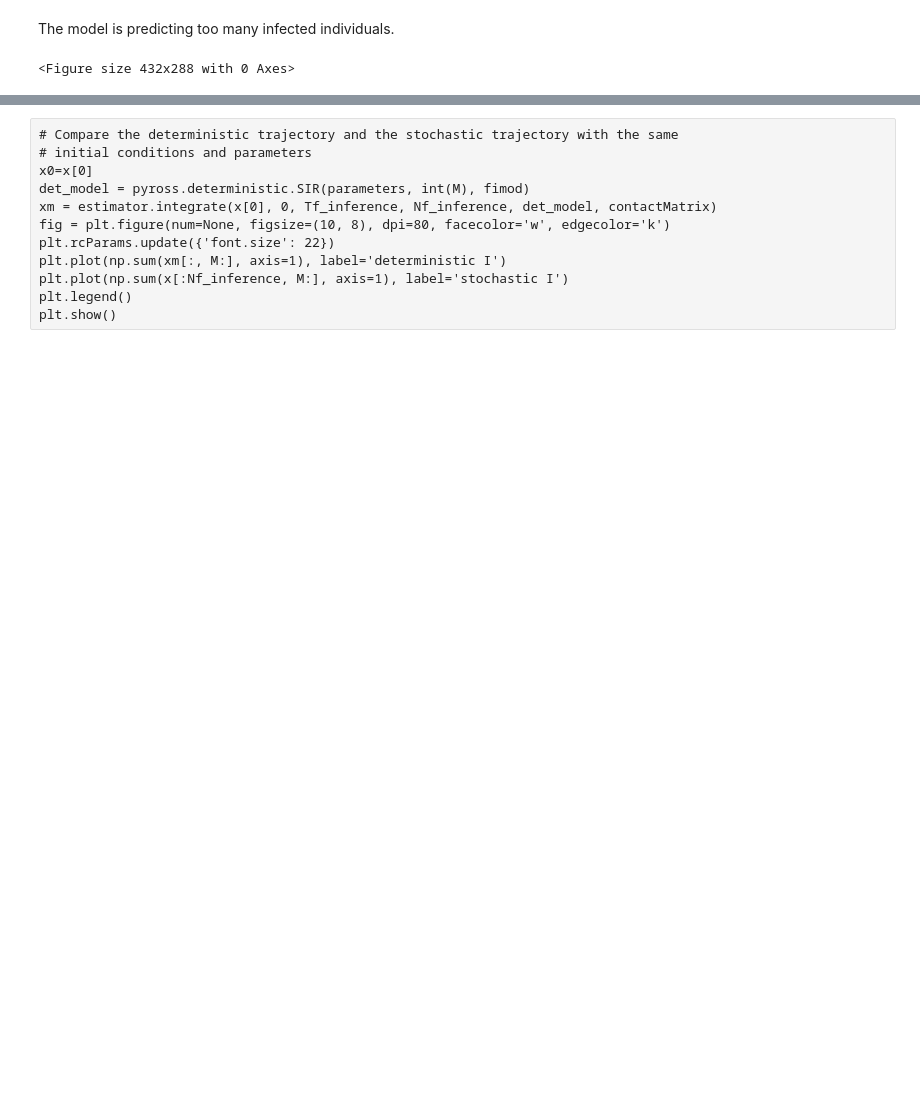
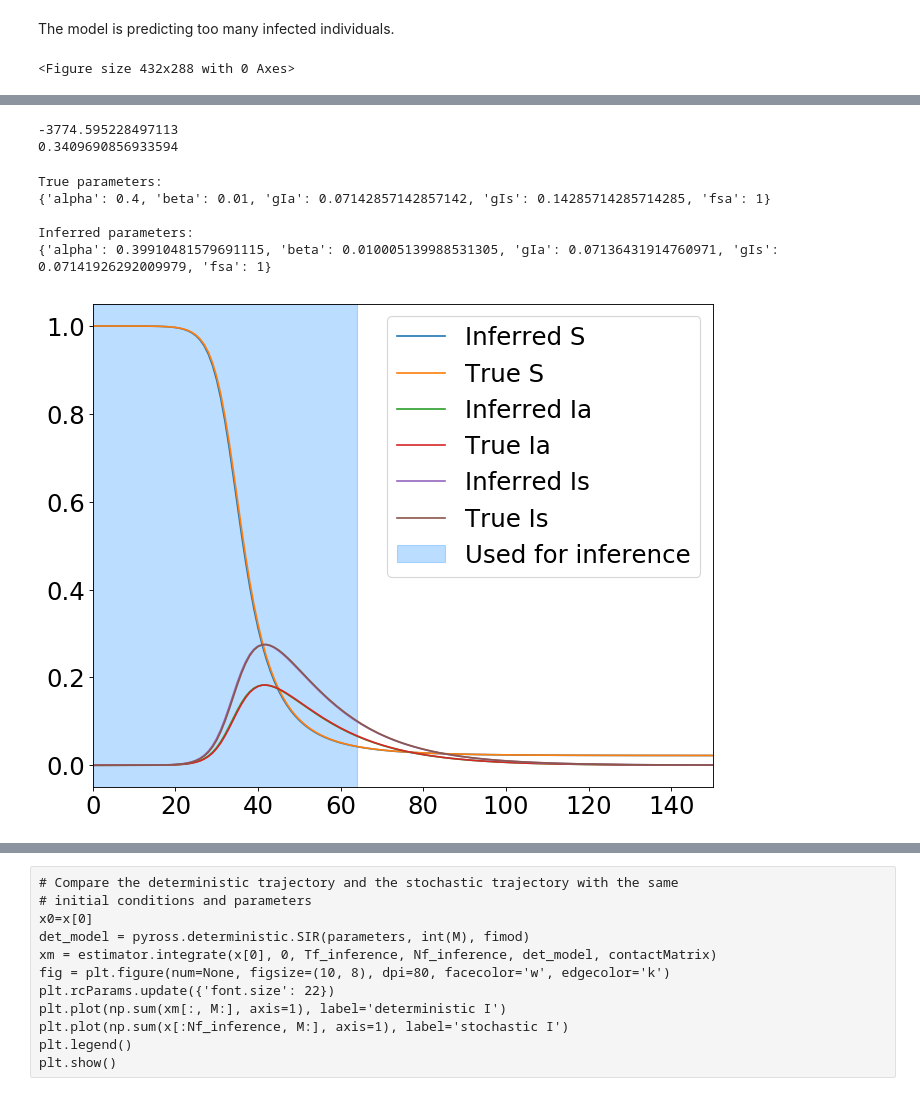
Before and after one commit to ineskris/pyross, a Jupyter notebook: examples/inference/SIRinference_Denmark.ipynb, the cells around one changed output, grey strips where cells are left out. Saved outputs shown, nothing was run; the diff lists cells and outputs as text; code cells hidden in the pictures; blank space fills up the shorter version.

```diff
--- a/examples/inference/SIRinference_Denmark.ipynb
+++ b/examples/inference/SIRinference_Denmark.ipynb
@@ -304,0 +500,12 @@ estimator = pyross.inference.SIR(parameters, M, fi, int(N), steps)
+# %%
+# Define the prior (Gamma prior around guess of parameter with defined std. deviation)
+alpha_g = 0.3
+beta_g = 0.04
+gIa_g = 0.1
+gIs_g = 0.1
+
+
+# compute -log_p for the initial guess
+parameters = {'alpha':alpha_g, 'beta':beta_g, 'gIa':gIa_g, 'gIs':gIs_g, 'fsa':fsa}
+logp = estimator.obtain_minus_log_p(parameters, x, Tf_inference, Nf_inference, contactMatrix)
+print(logp)
@@ -305,3 +562,49 @@ estimator = pyross.inference.SIR(parameters, M, fi, int(N), steps)
+# %%
+# compute log_p for best estimate
+start_time = time.time()
+new_parameters = estimator.fill_params_dict(keys, params)
+logp = estimator.obtain_minus_log_p(new_parameters, x, Tf_inference, Nf_inference, contactMatrix)
+end_time = time.time()
+print(logp)
+print(end_time - start_time)
+# %% [output]
+-3774.595228497113
+0.3409690856933594
+# %%
+print("True parameters:")
+print(true_parameters)
+
+print("\nInferred parameters:")
+print(new_parameters)
+# %% [output]
+True parameters:
+{'alpha': 0.4, 'beta': 0.01, 'gIa': 0.07142857142857142, 'gIs': 0.14285714285714285, 'fsa': 1}
+
+Inferred parameters:
+{'alpha': 0.39910481579691115, 'beta': 0.010005139988531305, 'gIa': 0.07136431914760971, 'gIs': 0.07141926292009979, 'fsa': 1}
+# %%
+x = np.load('SIR_sto_traj.npy').astype('float')/N
+Nf = x.shape[0]
+Tf = Nf-1
+
+det_model = pyross.deterministic.SIR(new_parameters, int(M), fi)
+x_det = estimator.integrate(x[0], 0, Tf, Nf, det_model, contactMatrix)
+fig = plt.figure(num=None, figsize=(10, 8), dpi=80, facecolor='w', edgecolor='k')
+plt.rcParams.update({'font.size': 22})
+plt.plot(np.sum(x_det[:, :M], axis=1), label='Inferred S')
+plt.plot(np.sum(x[:, :M], axis=1), label='True S')
+plt.plot(np.sum(x_det[:, M:2*M], axis=1), label='Inferred Ia')
+plt.plot(np.sum(x[:, M:2*M], axis=1), label='True Ia')
+plt.plot(np.sum(x_det[:, 2*M:3*M], axis=1), label='Inferred Is')
+plt.plot(np.sum(x[:, 2*M:3*M], axis=1), label='True Is')
+plt.xlim([0, Tf])
+plt.axvspan(0, Tf_inference,
+           label='Used for inference',
+           alpha=0.3, color='dodgerblue')
+plt.legend()
+plt.show()
+# %% [output]
+[figure, added]
 # %%
 # compute -log_p for the original (correct) parameters
 start_time = time.time()
```
Also changed, not shown: parts of 74 cells of this notebook, 1 other file.
